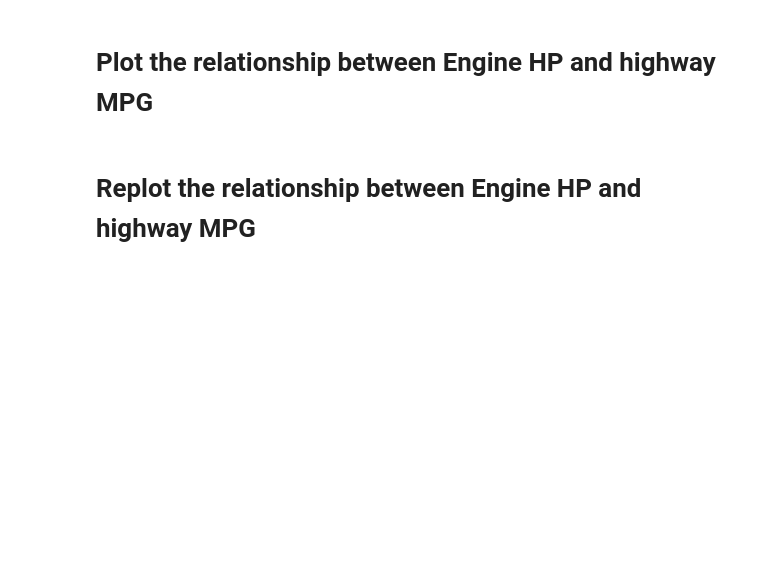
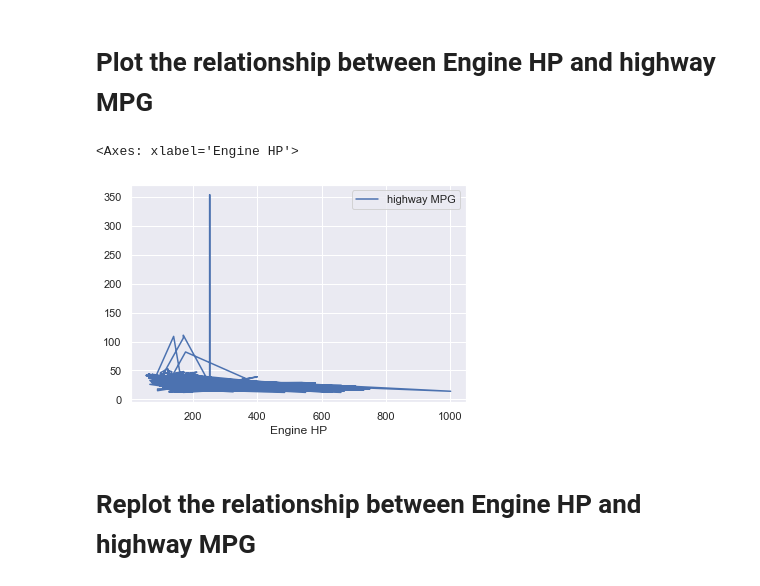
Before and after one commit to KevinDsouza03/my-fork-2023-fall-data-science-fridays, a Jupyter notebook: Week-02-Data-Viz-EDA/Exercise-KD.ipynb, the cells around one changed output. Saved outputs shown, nothing was run; the diff lists cells and outputs as text; code cells hidden in the pictures; blank space fills up the shorter version.

```diff
--- a/Week-02-Data-Viz-EDA/Exercise-KD.ipynb
+++ b/Week-02-Data-Viz-EDA/Exercise-KD.ipynb
@@ -190,6 +175,10 @@ select_condt = df['Year'] <= 2000
 # Plot the relationship between Engine HP and highway MPG
 # %%
 # Plot the relationship between Engine HP and highway MPG
+df.plot(x='Engine HP', y='highway MPG') #messed up
+# %% [output]
+<Axes: xlabel='Engine HP'>
+[figure, added]
 # %%
 ### IF WE DIDN'T GET TO REMOVING OUTLIERS IN CLASS, THEN YOU CAN SKIP THIS SECTION
 # Remove any outliers from Engine HP and highway MPG
```
Also changed, not shown: parts of 14 cells of this notebook.
